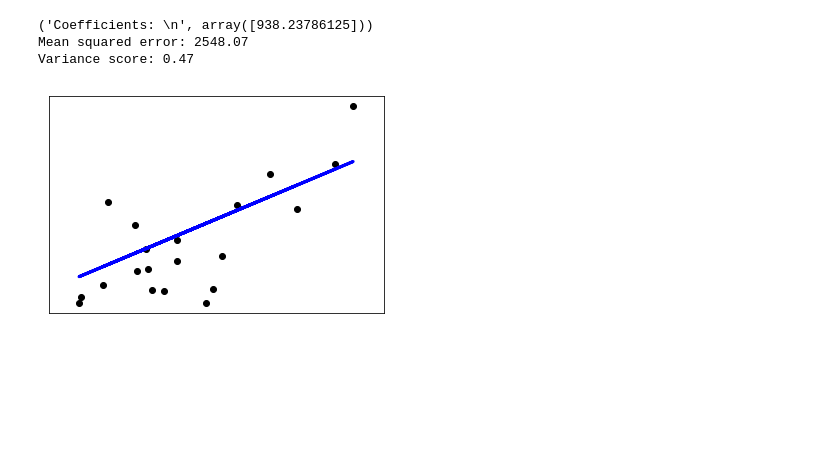
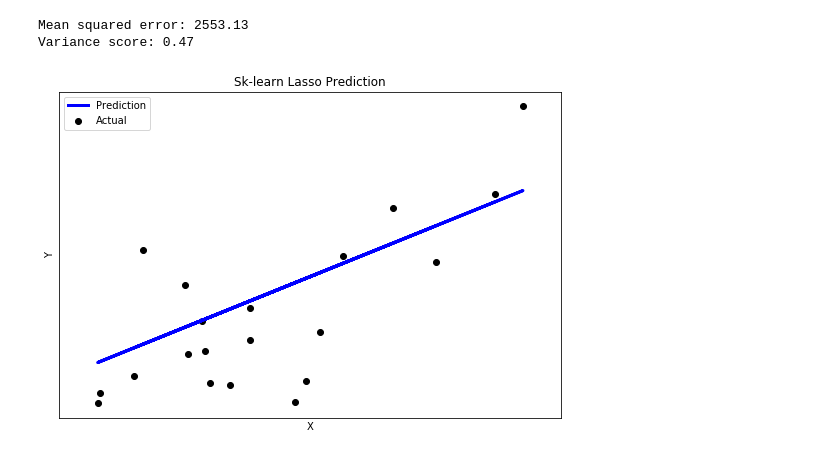
Before and after one commit to bhushan23/ADMM, a Jupyter notebook: Diabetes_Test.ipynb, the cells around one changed output. Cells and saved outputs as stored; diff of their text form; code cells hidden in the pictures; blank space fills up the shorter version.

Commit message:
Testing Lasso and Ridge ADMM solvers

```diff
--- a/Diabetes_Test.ipynb
+++ b/Diabetes_Test.ipynb
@@ -33,40 +49,30 @@ diabetes_y_test = diabetes.target[-20:]
 # %%
 #print(diabetes)
 # %%
-diabetes_X_train = X[:-20]
-diabetes_X_test = X[-20:]
-diabetes_y_train = Y[:-20]
-diabetes_y_test = Y[-20:]
+# diabetes_X_train = X[:-20]
+# diabetes_X_test = X[-20:]
+# diabetes_y_train = Y[:-20]
+# diabetes_y_test = Y[-20:]
 # %%
 # Create linear regression object
-regr = linear_model.LinearRegression()
 
-# Train the model using the training sets
-regr.fit(diabetes_X_train, diabetes_y_train)
+alpha = 0.01
+lasso = linear_model.Lasso(alpha=alpha, max_iter = 5)
 
-# Make predictions using the testing set
-diabetes_y_pred = regr.predict(diabetes_X_test)
+diabetes_y_pred = lasso.fit(diabetes_X_train, diabetes_y_train).predict(diabetes_X_test)
 
 # The coefficients
-print('Coefficients: \n', regr.coef_)
+#print('Coefficients: \n', regr.coef_)
 # The mean squared error
 print("Mean squared error: %.2f"
       % mean_squared_error(diabetes_y_test, diabetes_y_pred))
 # Explained variance score: 1 is perfect prediction
 print('Variance score: %.2f' % r2_score(diabetes_y_test, diabetes_y_pred))
 
 # Plot outputs
-
-plt.scatter(diabetes_X_test, diabetes_y_test,  color='black')
-plt.plot(diabetes_X_test, diabetes_y_pred, color='blue', linewidth=3)
-
-plt.xticks(())
-plt.yticks(())
-
-plt.show()
+plot(diabetes_X_test, diabetes_y_test, diabetes_y_pred, "Sk-learn Lasso Prediction")
 # %% [output]
-('Coefficients: \n', array([938.23786125]))
-Mean squared error: 2548.07
+Mean squared error: 2553.13
 Variance score: 0.47
-[figure, old version]
+[figure, new version]
 # %%
```
Also changed, not shown: parts of 15 cells of this notebook.
